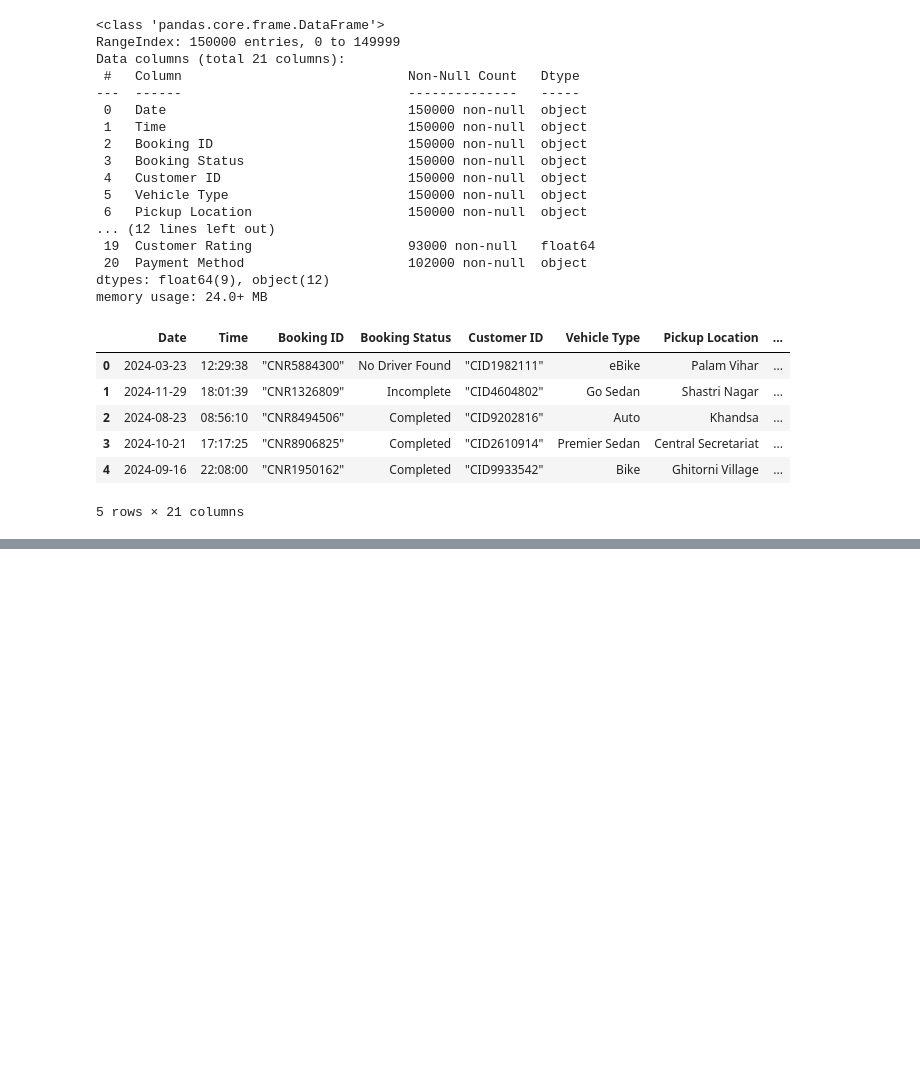
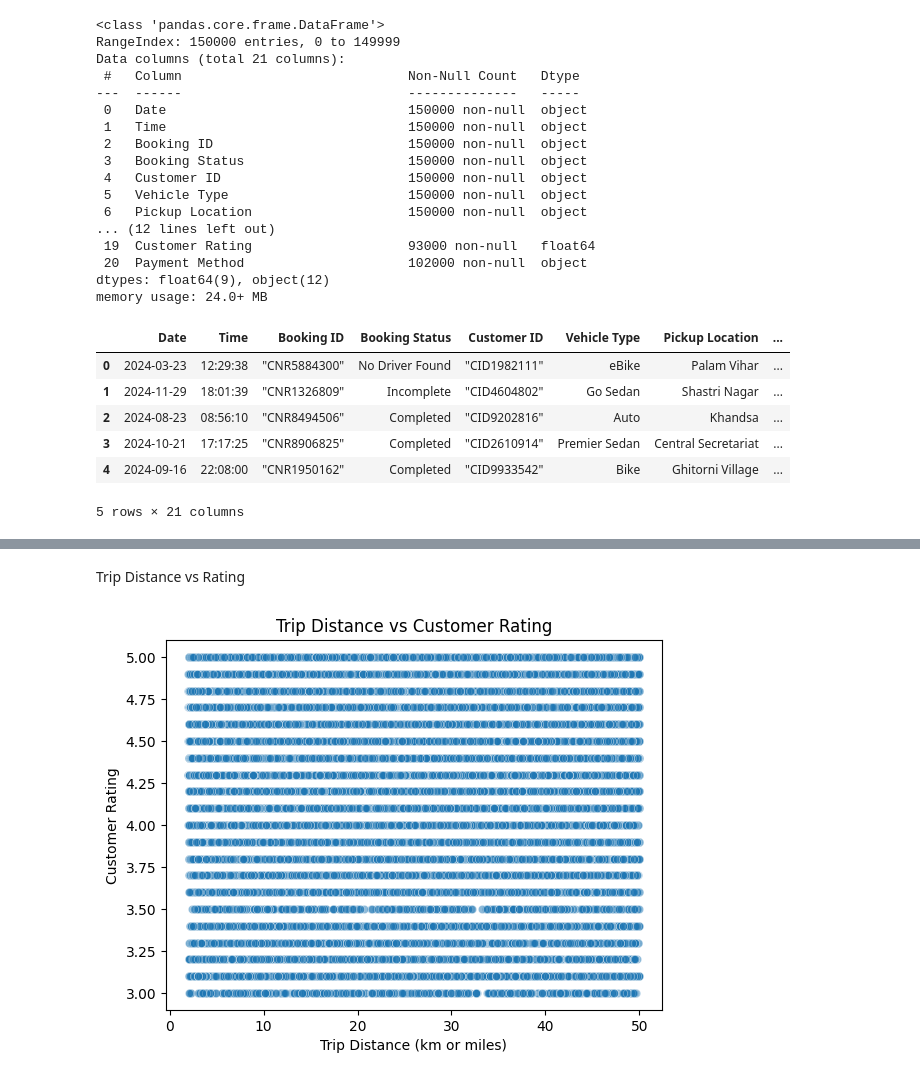
Before and after one commit to Annex-Ogeya/PYDATA, a Jupyter notebook: Data_storytelling/uber_analytics.ipynb, the cells around one changed output, grey strips where cells are left out. Saved outputs shown, nothing was run; the diff lists cells and outputs as text; code cells hidden in the pictures; blank space fills up the shorter version.

```diff
--- a/Data_storytelling/uber_analytics.ipynb
+++ b/Data_storytelling/uber_analytics.ipynb
@@ -34,0 +288,16 @@ data.head()
+# %% [markdown]
+Trip Distance vs Rating
+# %%
+sns.scatterplot(
+    x='Ride Distance',
+    y='Customer Rating',
+    data=data,
+    alpha=0.5  # transparency for overlapping points
+)
+
+plt.title('Trip Distance vs Customer Rating')
+plt.xlabel('Trip Distance (km or miles)')
+plt.ylabel('Customer Rating')
+plt.show()
+# %% [output]
+[figure, added]
```
Also changed, not shown: parts of 77 cells of this notebook, 11 other files.
